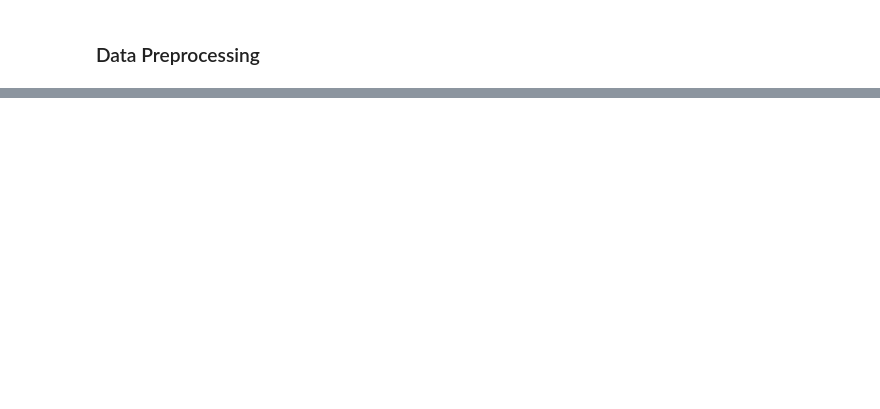
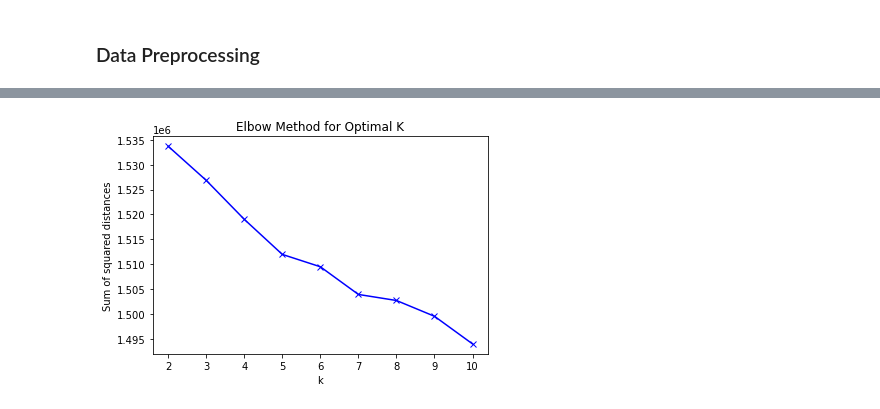
Before and after one commit to lucasraniere/twitter-cpi-case-study, a Jupyter notebook: tweets_clustering_exp.ipynb, the cells around one changed output, grey strips where cells are left out. Cells and saved outputs as stored; diff of their text form; code cells hidden in the pictures; blank space fills up the shorter version.

```diff
--- a/tweets_clustering_exp.ipynb
+++ b/tweets_clustering_exp.ipynb
@@ -21,2 +22,7 @@ tweets_df.head()
 # %% [markdown]
 ### Data Preprocessing
+# %%
+tweets_df['processed_tweet'] = tweets_df['tweet'].map(lambda x: pp.full_processing_pipeline(x))
+tweets_df['keep_hashtags_tweet'] = tweets_df['tweet'].map(lambda x: pp.keep_hashtags_pipeline(x))
+tweets_df['no_emoji_tweet'] = tweets_df['tweet'].map(lambda x: pp.no_emoji_pipeline(x))
+tweets_df.head()
@@ -22,0 +42,9 @@ tweets_df.head()
+# %%
+from sklearn.feature_extraction.text import TfidfVectorizer
+from sklearn.cluster import KMeans
+import matplotlib.pyplot as plt
+
+vec = TfidfVectorizer()
+vec.fit(tweets_df['keep_hashtags_tweet'])
+features = vec.transform(tweets_df['keep_hashtags_tweet'])
+features.shape
@@ -22,0 +53,7 @@ tweets_df.head()
+# %%
+sum_of_squared_distances = []
+for k in range(2,11):
+   print('Clustering K = ', k)
+   km = KMeans(n_clusters=k)
+   km.fit(features)
+   sum_of_squared_distances.append(km.inertia_)
@@ -22,0 +70,8 @@ tweets_df.head()
+# %%
+plt.plot(range(2,11), sum_of_squared_distances, 'bx-')
+plt.xlabel('k')
+plt.ylabel('Sum of squared distances')
+plt.title('Elbow Method for Optimal K')
+plt.show()
+# %% [output]
+[figure, added]
```
Also changed, not shown: parts of 30 cells of this notebook, 8 other files.
